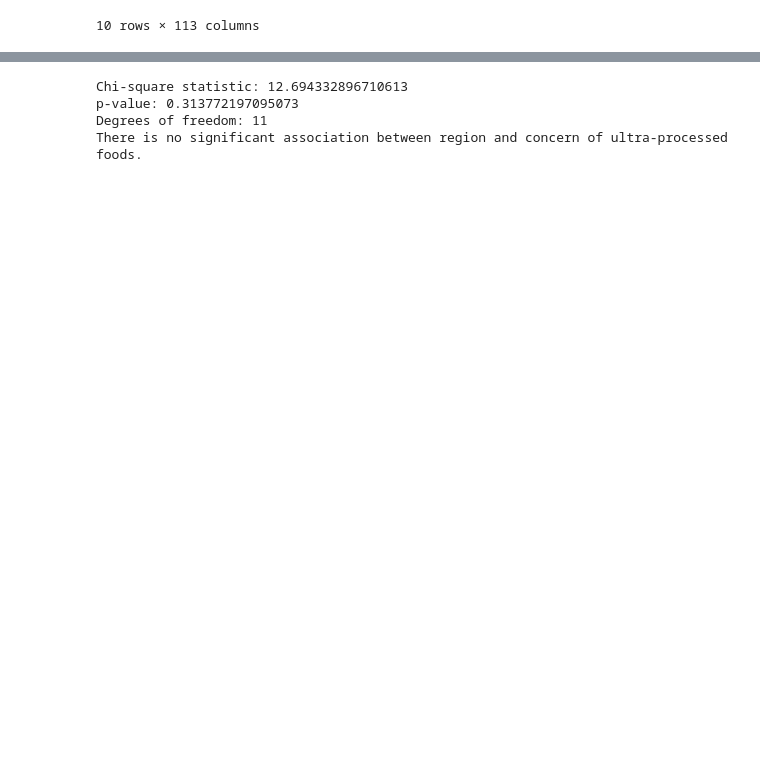
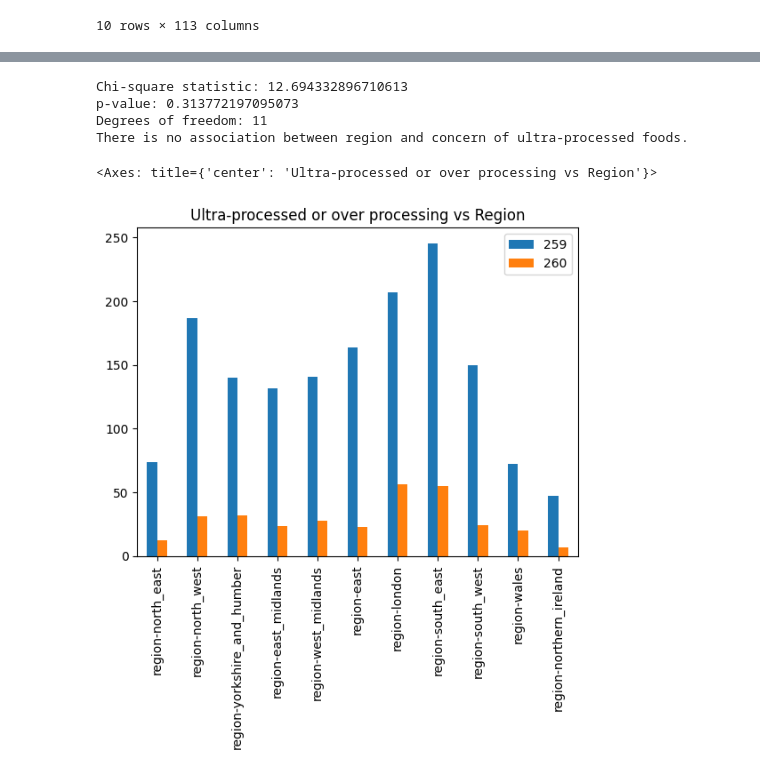
Before and after one commit to mysteryvishal/cpst-analysis, a Jupyter notebook: fsa_analysis.ipynb, the cells around one changed output, grey strips where cells are left out. Saved outputs shown, nothing was run; the diff lists cells and outputs as text; code cells hidden in the pictures; blank space fills up the shorter version.

```diff
--- a/fsa_analysis.ipynb
+++ b/fsa_analysis.ipynb
@@ -146,14 +152,19 @@ print("Degrees of freedom:", dof)
 # analysing the results
 alpha = 0.05
 if p_value < alpha:
-    print("There is a significant association between region and concern of ultra-processed foods.")
+    print("There is an association between region and concern of ultra-processed foods.")
 else:
-    print("There is no significant association between region and concern of ultra-processed foods.")
+    print("There is no association between region and concern of ultra-processed foods.")
 # %% [output]
 Chi-square statistic: 12.694332896710613
 p-value: 0.313772197095073
 Degrees of freedom: 11
-There is no significant association between region and concern of ultra-processed foods.
+There is no association between region and concern of ultra-processed foods.
+# %%
+regions_upf.iloc[-2:,:].T.drop(['question_answer', 'region-net_england'], axis=0).plot(kind='bar', title='Ultra-processed or over processing vs Region')
+# %% [output]
+<Axes: title={'center': 'Ultra-processed or over processing vs Region'}>
+[figure, added]
 # %% [markdown]
 ## **Hypothesis 02:**
 
```
Also changed, not shown: parts of 14 cells of this notebook, 2 other files.
